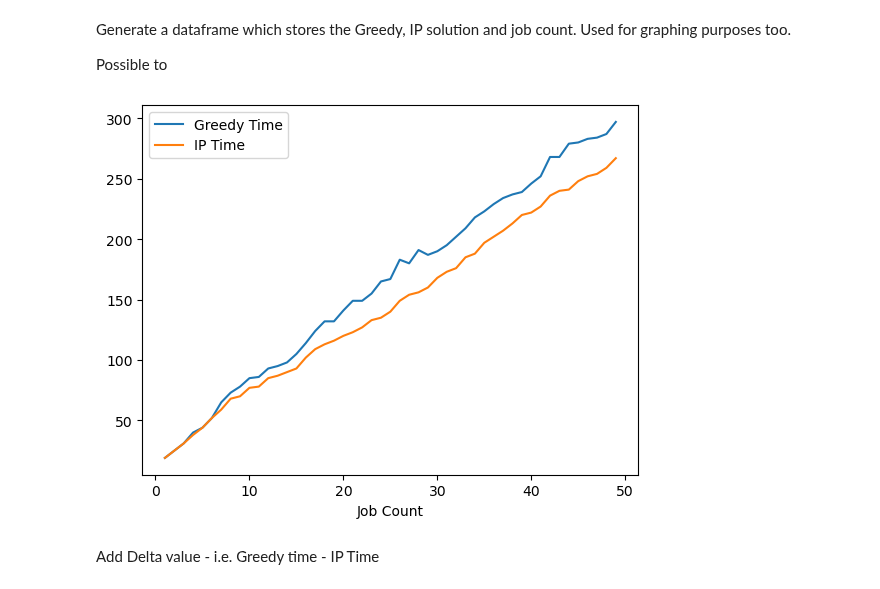
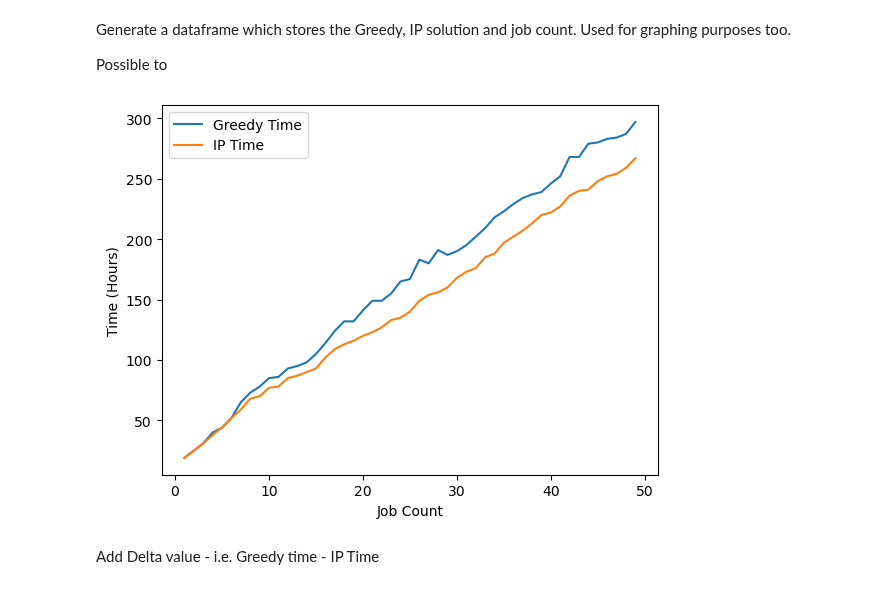
Before and after one commit to StevenTravers-97/X23299525_MSO_Taba, a Jupyter notebook: greedy_implementation.ipynb, the cells around one changed output. Cells and saved outputs as stored; diff of their text form; code cells hidden in the pictures.

```diff
--- a/greedy_implementation.ipynb
+++ b/greedy_implementation.ipynb
@@ -249,10 +249,10 @@ for i in range(1,50):
         raise(ValueError("Greedy Time Less Than IP Time"))
     comparison_df.loc[len(comparison_df.index)] = [i, greedy_time, ip_time]
 # %%
-comparison_df.plot.line(x='Job Count',y=['Greedy Time','IP Time'])
+comparison_df.plot.line(x='Job Count',y=['Greedy Time','IP Time'],ylabel='Time (Hours)')
 plt.savefig('output_figures/Greedy_comparison_totals.png')
 # %% [output]
-[figure, old version]
+[figure, new version]
 # %% [markdown]
 Add Delta value - i.e. Greedy time - IP Time
 # %%
```
Also changed, not shown: 8 other files.
